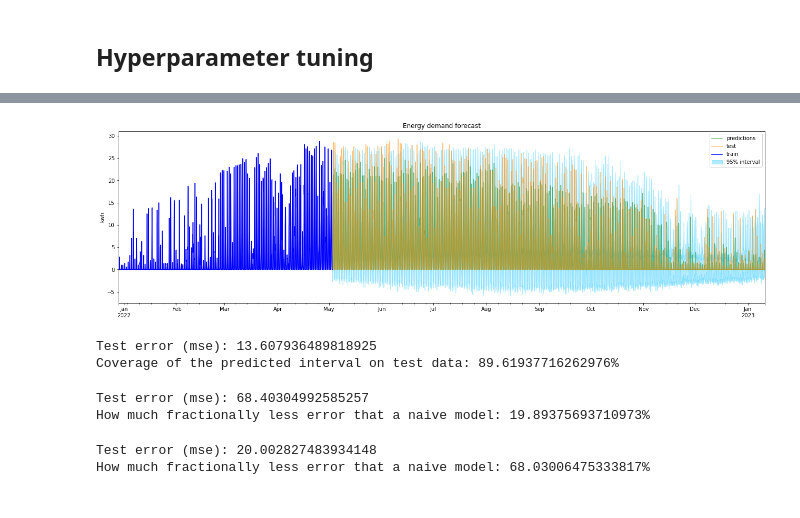
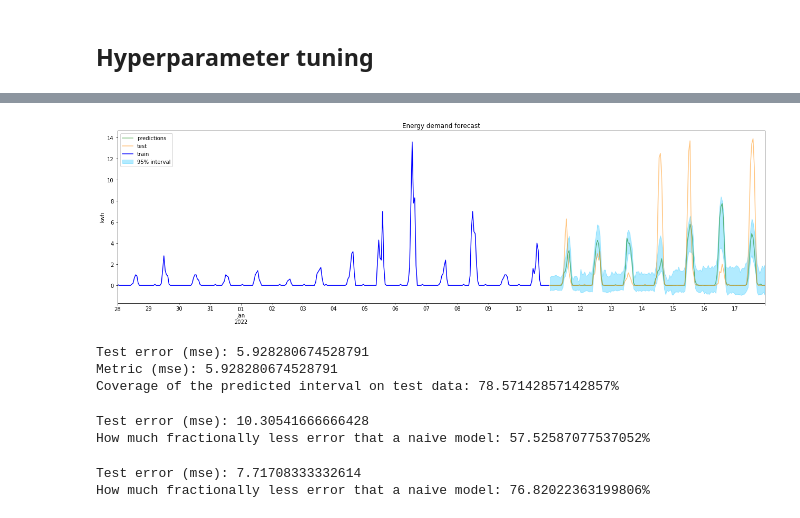
Before and after one commit to LortSkit/Bachelor-project, a Jupyter notebook: Forecasting/RandomForest/Random-Forest-Hyperparameter-Tuning-Prod-V2.ipynb, the cells around one changed output, grey strips where cells are left out. Saved outputs shown, nothing was run; the diff lists cells and outputs as text; code cells hidden in the pictures.

```diff
--- a/Forecasting/RandomForest/Random-Forest-Hyperparameter-Tuning-Prod-V2.ipynb
+++ b/Forecasting/RandomForest/Random-Forest-Hyperparameter-Tuning-Prod-V2.ipynb
@@ -106,7 +106,7 @@ def loadSeries(datatype=None,house=None,rename=None, shifts=None):
 def moving_average(timeseries, window):
     return timeseries.rolling(window=window, center=True).mean()
 # %%
-train_series = loadSeries("p","h16","val", [24,48,24*7])
+train_series = loadSeries("p","h16","val", [24,48,168])
 units_to_forecast = 24
 
 train = train_series[:-units_to_forecast]
@@ -253,31 +250,30 @@ predictions.head(4)
 # %%
-#predictions.index = train_series[24*365:24*365+1*24]['val'].index
-
 fig, ax=plt.subplots(figsize=(22, 6))
 predictions['pred'].plot(ax=ax, label='predictions', color="green",alpha=0.5)
-train_series[24*365+3000:]['val'].plot(ax=ax, label='test', color="darkorange", alpha=0.5)
-train_series[24*365:24*365+3000]['val'].plot(ax=ax, label='train', color="blue")
+train_series[24*(365+13):24*(365+13)+24*7]['val'].plot(ax=ax, label='test', color="darkorange", alpha=0.5)
+train_series[24*(365+13)-2*24*7:24*(365+13)]['val'].plot(ax=ax, label='train', color="blue")
 ax.fill_between(
     predictions.index,
     predictions['lower_bound'],
     predictions['upper_bound'],
     color = 'deepskyblue',
     alpha = 0.3,
     label = '95% interval'
 )
 #ax.yaxis.set_major_formatter(ticker.EngFormatter())
 ax.set_ylabel('kwh')
 ax.set_title('Energy demand forecast')
 ax.legend();
 # %% [output]
-[figure, old version]
+[figure, new version]
 # %%
 error_mse = mean_squared_error(
-                y_true = train_series[24*365+3000:]['val'],
+                y_true = train_series[24*(365+13):24*(365+13)+24*7]['val'],
                 y_pred = predictions['pred']
             )
 
 print(f"Test error (mse): {error_mse}")
+print(f"Metric (mse): {metric}")
 
 inside_interval = np.where(
                      (train_series.loc[predictions.index, 'val'] >= predictions['lower_bound']) & \
@@ -289,13 +285,14 @@ inside_interval = np.where(
 coverage = inside_interval.mean()
 print(f"Coverage of the predicted interval on test data: {100 * coverage}%")
 # %% [output]
-Test error (mse): 13.607936489818925
-Coverage of the predicted interval on test data: 89.61937716262976%
+Test error (mse): 5.928280674528791
+Metric (mse): 5.928280674528791
+Coverage of the predicted interval on test data: 78.57142857142857%
 # %%
 naive_model = np.zeros((len(predictions)))
 
 naive_mse = mean_squared_error(
-                y_true = train_series[24*365+3000:]['val'],
+                y_true = train_series[24*(365+13):24*(365+13)+24*7]['val'],
                 y_pred = naive_model
             )
 print(f"Test error (mse): {naive_mse}")
@@ -304,14 +301,14 @@ better = error_mse/naive_mse
 
 print(f"How much fractionally less error that a naive model: {better*100}%")
 # %% [output]
-Test error (mse): 68.40304992585257
-How much fractionally less error that a naive model: 19.89375693710973%
+Test error (mse): 10.30541666666428
+How much fractionally less error that a naive model: 57.52587077537052%
 # %%
-naive_model2 = train_series[24*365+3000-24*7:-24*7]
-naive_model2.index = train_series[24*365+3000:].index
+naive_model2 = train_series[24*(365+13)-24*7:24*(365+13)]
+naive_model2.index = train_series[24*(365+13):24*(365+13)+24*7].index
 
 naive_mse2 = mean_squared_error(
-                y_true = train_series[24*365+3000:]['val'],
+                y_true = train_series[24*(365+13):24*(365+13)+24*7]['val'],
                 y_pred = naive_model2['val']
             )
 print(f"Test error (mse): {naive_mse2}")
@@ -320,5 +317,5 @@ better2 = error_mse/naive_mse2
 
 print(f"How much fractionally less error that a naive model: {better2*100}%")
 # %% [output]
-Test error (mse): 20.002827483934148
-How much fractionally less error that a naive model: 68.03006475333817%
+Test error (mse): 7.71708333332614
+How much fractionally less error that a naive model: 76.82022363199806%
```
Also changed, not shown: parts of 3 cells of this notebook, 2 other files.
